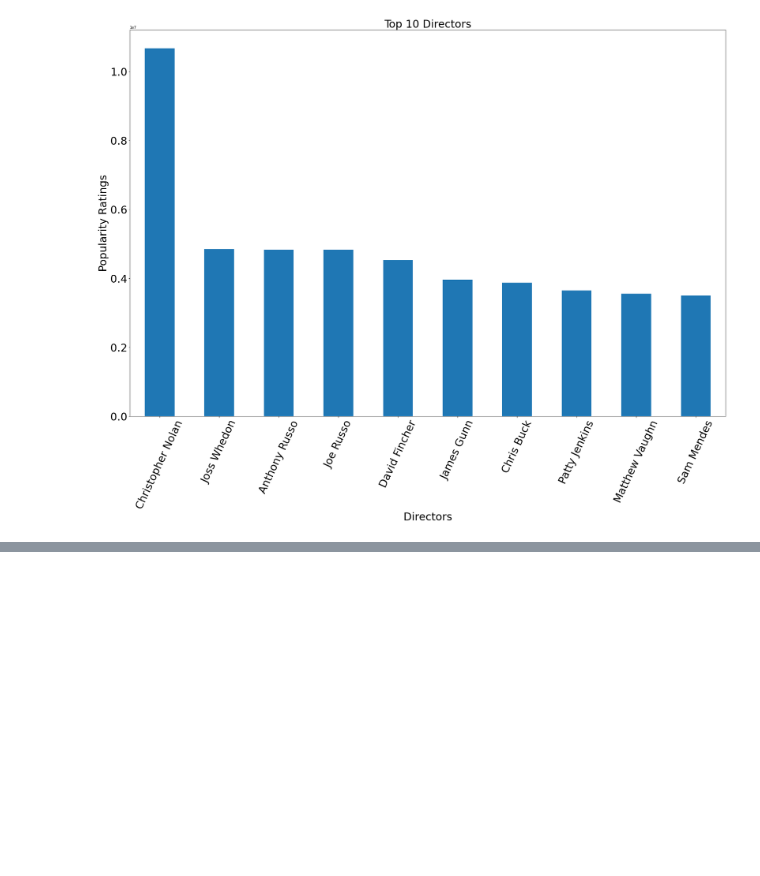
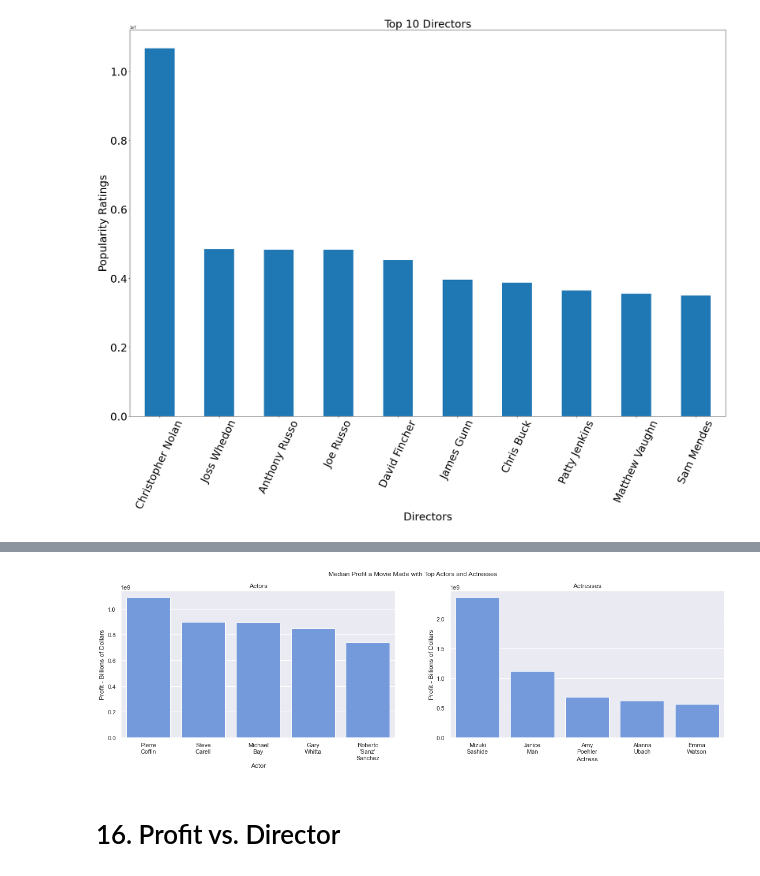
Before and after one commit to asval211/microsoft_movie_analysis, a Jupyter notebook: microsoft_movie_analysis_final.ipynb, the cells around one changed output, grey strips where cells are left out. Drawn from its saved outputs; the diff is of its cells as text; code cells hidden in the pictures; blank space fills up the shorter version.

```diff
--- a/microsoft_movie_analysis_final.ipynb
+++ b/microsoft_movie_analysis_final.ipynb
@@ -916,0 +1063,20 @@ plt.show
+# %%
+#find all the rows where the profession is actor
+actor_group_median = tcombo_profession_profit.loc[tcombo_profession_profit['primary_profession'] == 'actor']
+actor_group_median = actor_group_median.groupby(['primary_name']).median().sort_values(by='profit',ascending=False)[:5]
+#find all the rows where the proffession is actress
+actress_group_median = tcombo_profession_profit.loc[tcombo_profession_profit['primary_profession'] == 'actress']
+actress_group_median = actress_group_median.groupby(['primary_name']).median().sort_values(by='profit',ascending=False)[:5]
+# %%
+fig, axes = plt.subplots(nrows=1,ncols=2,figsize=(20,5))
+fig.suptitle('Median Profit a Movie Made with Top Actors and Actresses')
+
+sns.barplot(ax=axes[0],x=actor_group_median.index,y='profit',data=actor_group_median,color='cornflowerblue')
+axes[0].set(xlabel='Actor',ylabel='Profit - Billions of Dollars',title='Actors')
+
+sns.barplot(ax=axes[1],x=actress_group_median.index,y='profit',data=actress_group_median,color='cornflowerblue')
+axes[1].set(xlabel='Actress',ylabel='Profit - Billions of Dollars',title='Actresses');
+# %% [output]
+[figure, added]
+# %% [markdown]
+# 16. Profit vs. Director
```
Also changed, not shown: parts of 63 cells of this notebook, 2 other files.
